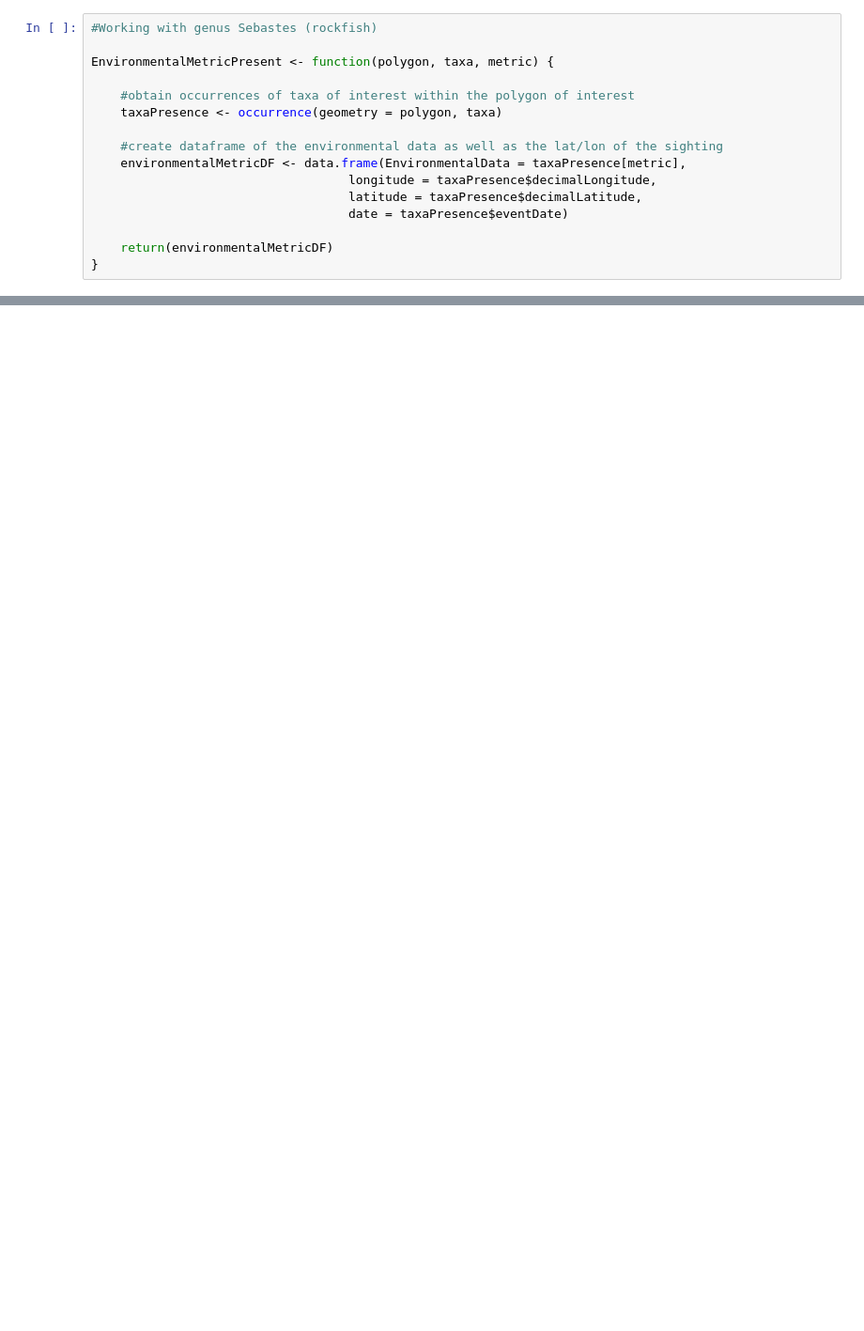
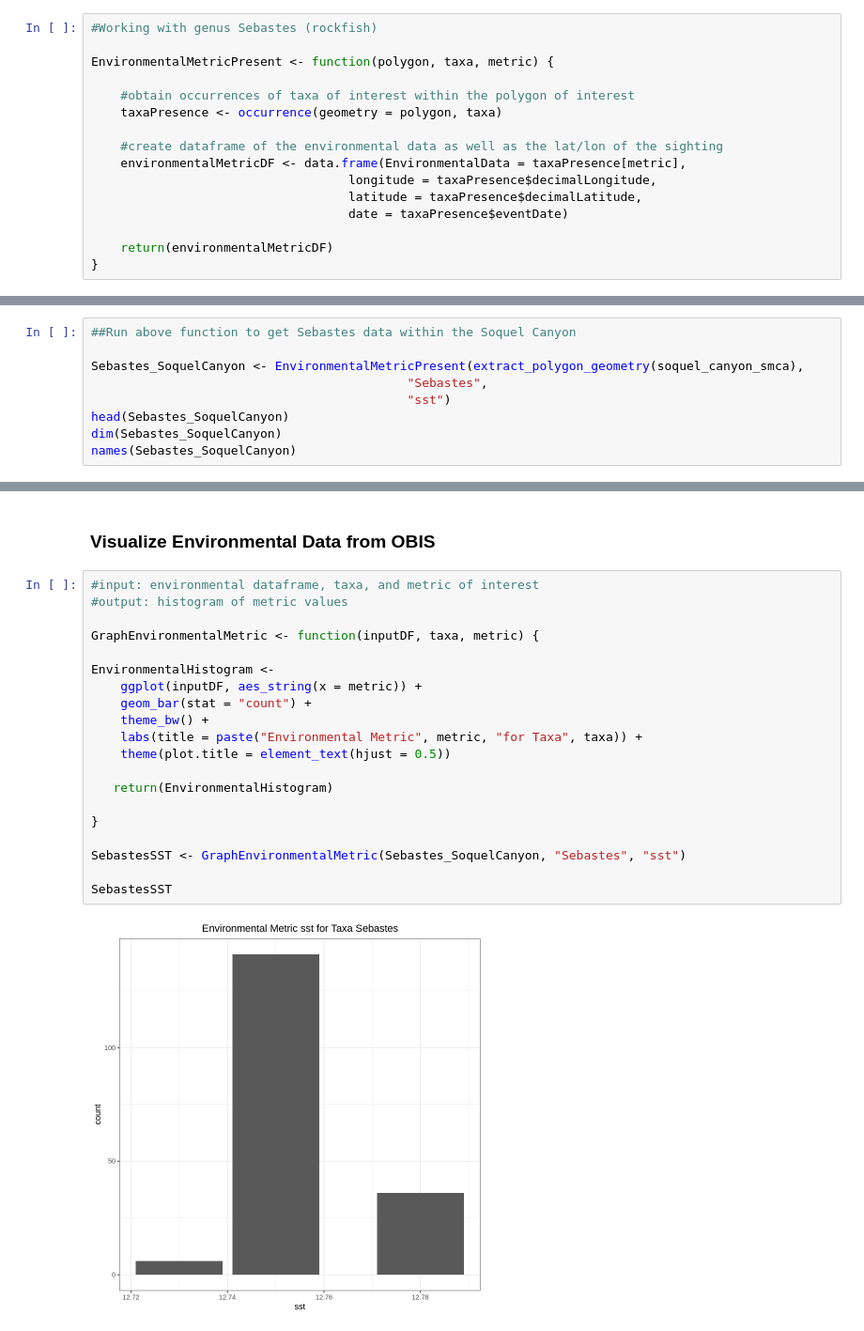
Before and after one commit to oceanhackweek/ohw20-proj-species-marine-protected-areas, a Jupyter notebook: 00_Presentation.ipynb, the cells around one changed output, grey strips where cells are left out. Shown at 94% size. Drawn from its saved outputs; the diff is of its cells as text; blank space fills up the shorter version.

Commit message:
Progress on Presentation

```diff
--- a/00_Presentation.ipynb
+++ b/00_Presentation.ipynb
@@ -223,0 +220,9 @@ EnvironmentalMetricPresent <- function(polygon, taxa, metric) {
+# %%
+##Run above function to get Sebastes data within the Soquel Canyon
+
+Sebastes_SoquelCanyon <- EnvironmentalMetricPresent(extract_polygon_geometry(soquel_canyon_smca),
+                                           "Sebastes",
+                                           "sst")
+head(Sebastes_SoquelCanyon)
+dim(Sebastes_SoquelCanyon)
+names(Sebastes_SoquelCanyon)
@@ -223,0 +249,24 @@ EnvironmentalMetricPresent <- function(polygon, taxa, metric) {
+# %% [markdown]
+### Visualize Environmental Data from OBIS
+# %%
+#input: environmental dataframe, taxa, and metric of interest
+#output: histogram of metric values
+
+GraphEnvironmentalMetric <- function(inputDF, taxa, metric) {
+
+EnvironmentalHistogram <-
+    ggplot(inputDF, aes_string(x = metric)) +
+    geom_bar(stat = "count") +
+    theme_bw() +
+    labs(title = paste("Environmental Metric", metric, "for Taxa", taxa)) +
+    theme(plot.title = element_text(hjust = 0.5))
+
+   return(EnvironmentalHistogram)
+
+}
+
+SebastesSST <- GraphEnvironmentalMetric(Sebastes_SoquelCanyon, "Sebastes", "sst")
+
+SebastesSST
+# %% [output]
+[figure, added]
```
Also changed, not shown: parts of 7 cells of this notebook.
